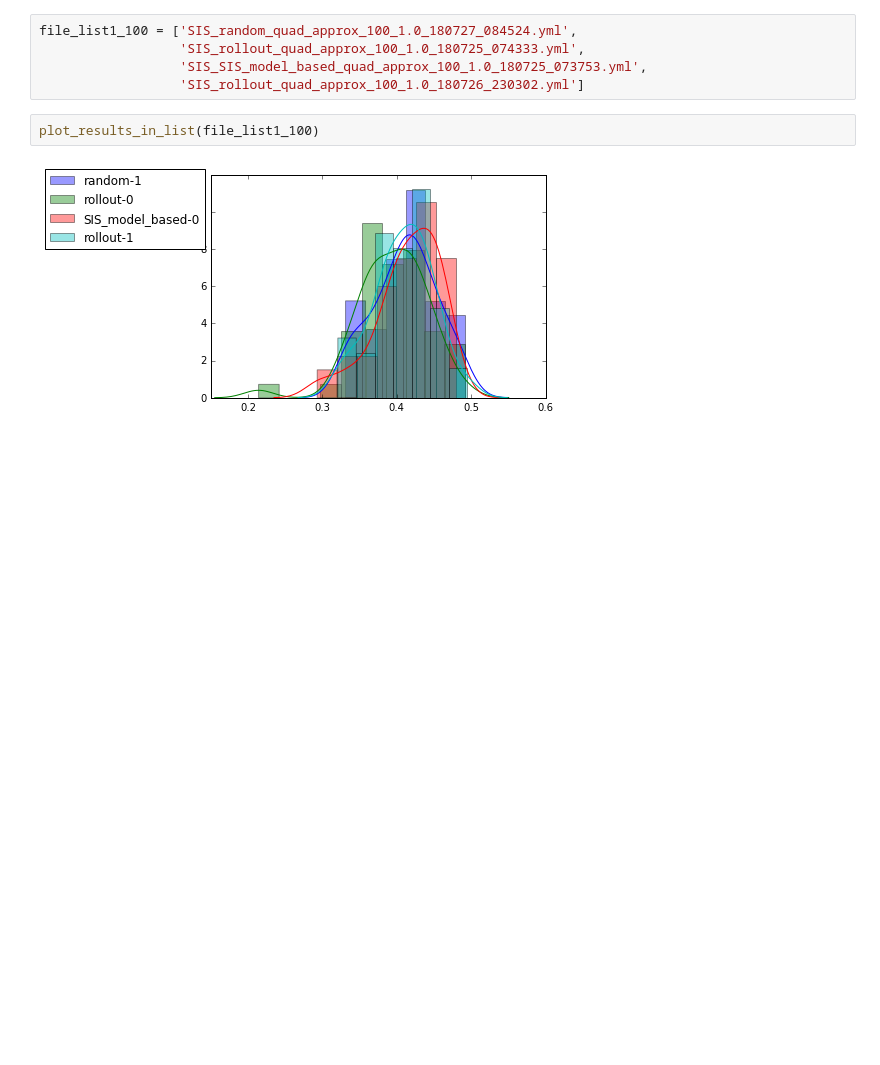
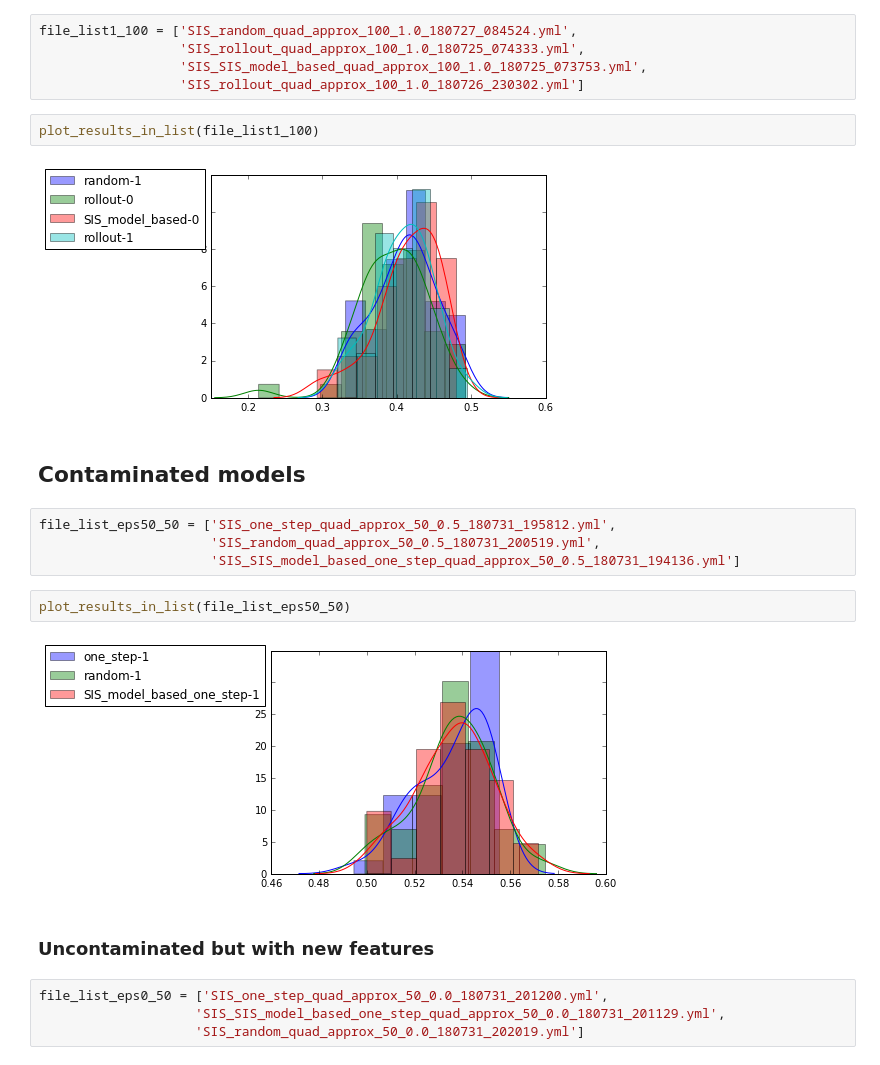
Before and after one commit to jclifton333/spatial-RL, a Jupyter notebook: analysis/results/compare-result-distributions.ipynb, the cells around one changed output. Saved outputs shown, nothing was run; the diff lists cells and outputs as text; blank space fills up the shorter version.

```diff
--- a/analysis/results/compare-result-distributions.ipynb
+++ b/analysis/results/compare-result-distributions.ipynb
@@ -54,3 +54,19 @@ file_list1_100 = ['SIS_random_quad_approx_100_1.0_180727_084524.yml',
 plot_results_in_list(file_list1_100)
 # %% [output]
 [figure]
+# %% [markdown]
+## Contaminated models
+# %%
+file_list_eps50_50 = ['SIS_one_step_quad_approx_50_0.5_180731_195812.yml',
+                      'SIS_random_quad_approx_50_0.5_180731_200519.yml',
+                      'SIS_SIS_model_based_one_step_quad_approx_50_0.5_180731_194136.yml']
+# %%
+plot_results_in_list(file_list_eps50_50)
+# %% [output]
+[figure, added]
+# %% [markdown]
+### Uncontaminated but with new features
+# %%
+file_list_eps0_50 = ['SIS_one_step_quad_approx_50_0.0_180731_201200.yml',
+                    'SIS_SIS_model_based_one_step_quad_approx_50_0.0_180731_201129.yml',
+                    'SIS_random_quad_approx_50_0.0_180731_202019.yml']
```
Also changed, not shown: parts of 1 cell of this notebook, 5 other files.
